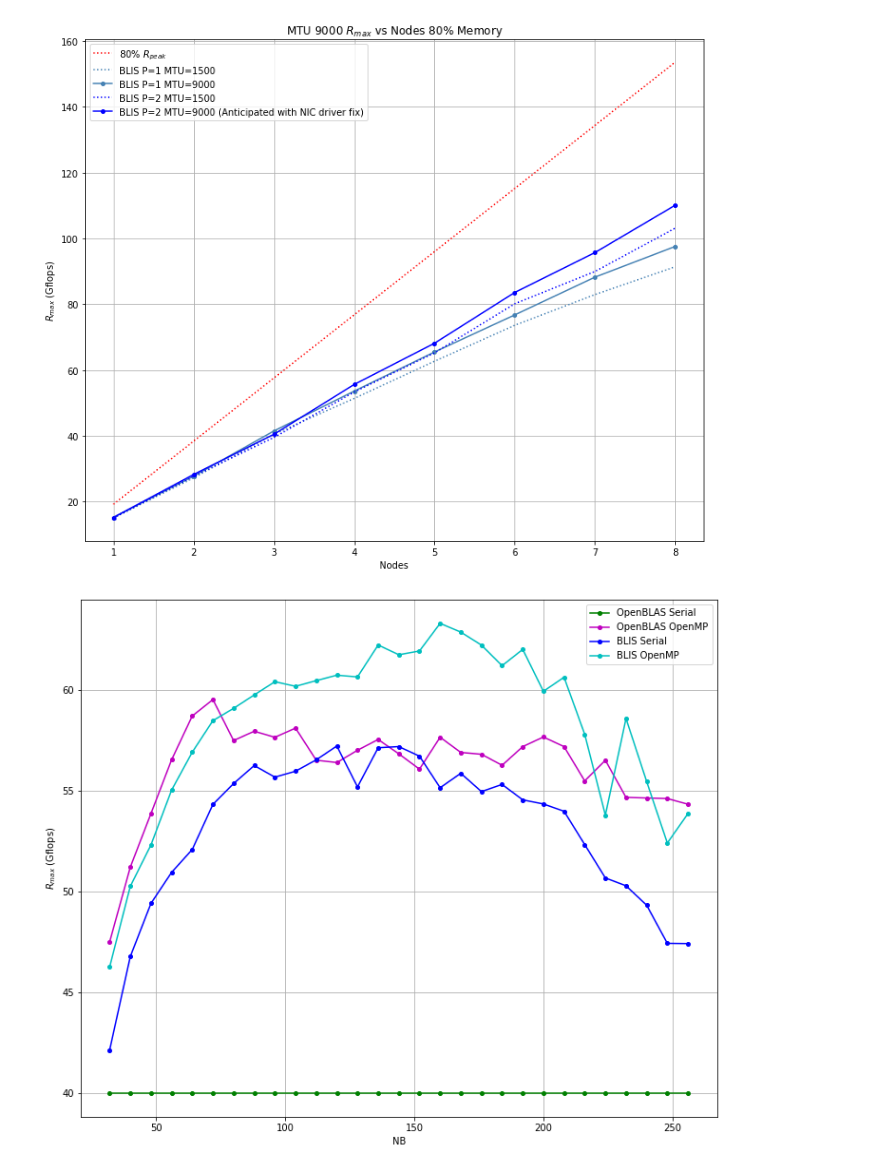
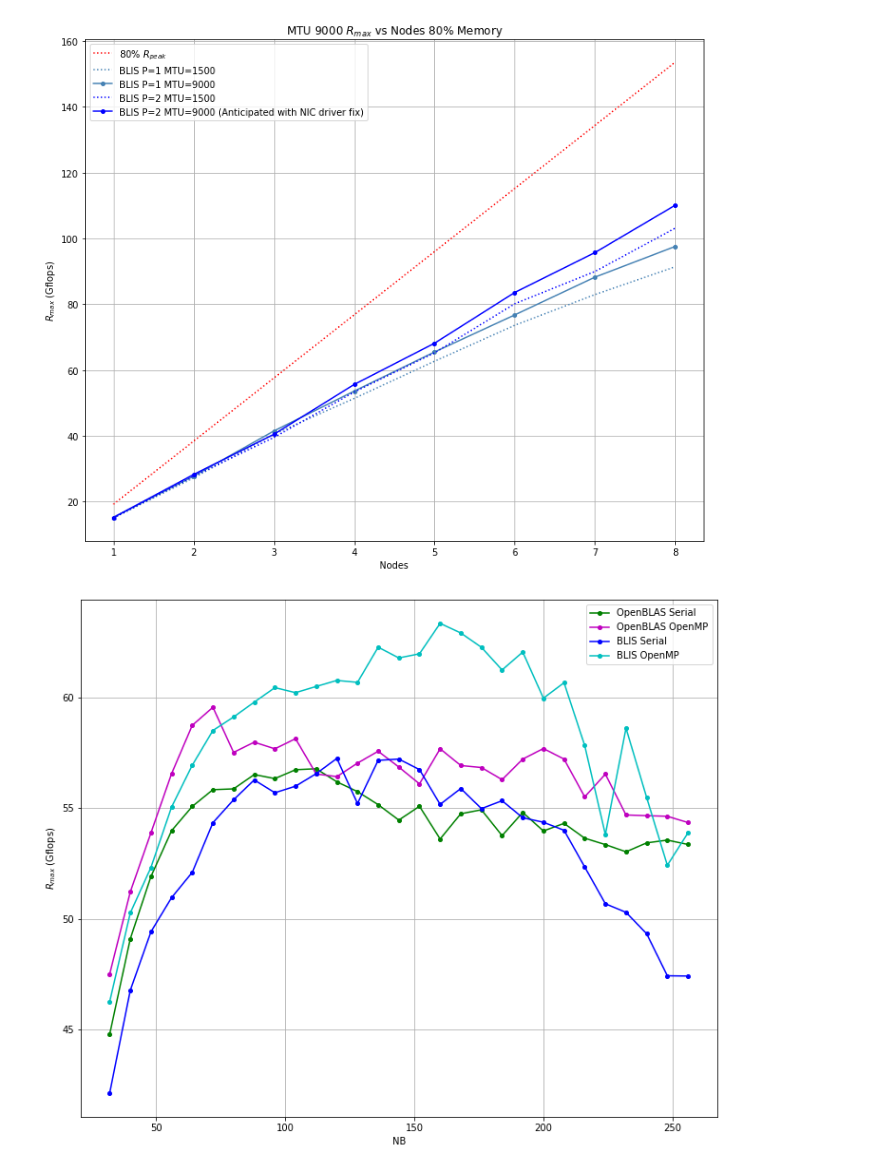
Before and after one commit to johnduffymsc/dissertation, a Jupyter notebook: picluster.ipynb, the cells around one changed output. Cells and saved outputs as stored; diff of their text form; code cells hidden in the pictures.

```diff
--- a/picluster.ipynb
+++ b/picluster.ipynb
@@ -952,35 +952,35 @@ nb = [
 ]
 
 openblas_serial = [
-    40,
-    40,
-    40,
-    40,
-    40,
-    40,
-    40,
-    40,
-    40,
-    40,
-    40,
-    40,
-    40,
-    40,
-    40,
-    40,
-    40,
-    40,
-    40,
-    40,
-    40,
-    40,
-    40,
-    40,
-    40,
-    40,
-    40,
-    40,
-    40
+    4.4798e+01,
+    4.9108e+01,
+    5.1916e+01,
+    5.3983e+01,
+    5.5073e+01,
+    5.5830e+01,
+    5.5865e+01,
+    5.6509e+01,
+    5.6328e+01,
+    5.6728e+01,
+    5.6772e+01,
+    5.6183e+01,
+    5.5742e+01,
+    5.5154e+01,
+    5.4458e+01,
+    5.5080e+01,
+    5.3606e+01,
+    5.4744e+01,
+    5.4921e+01,
+    5.3758e+01,
+    5.4802e+01,
+    5.3967e+01,
+    5.4310e+01,
+    5.3641e+01,
+    5.3353e+01,
+    5.3029e+01,
+    5.3431e+01,
+    5.3555e+01,
+    5.3359e+01
 ]
 
 openblas_openmp = [
@@ -1065,31 +1065,31 @@ blis_openmp = [
     6.1768e+01,
     6.1955e+01,
     6.3326e+01,
     6.2892e+01,
     6.2247e+01,
     6.1225e+01,
     6.2034e+01,
     5.9953e+01,
     6.0651e+01,
     5.7819e+01,
     5.3805e+01,
     5.8601e+01,
     5.5472e+01,
     5.2420e+01,
     5.3883e+01
 ]
 
 plt.figure(figsize=(12, 10))
 plt.plot(nb, openblas_serial, "-go", markersize=4)
 plt.plot(nb, openblas_openmp, "-mo", markersize=4)
 plt.plot(nb, blis_serial, "-bo", markersize=4)
 plt.plot(nb, blis_openmp, "-co", markersize=4)
 plt.xlabel("NB")
 plt.ylabel("$R_{max}$ (Gflops)")
 plt.legend(["OpenBLAS Serial", "OpenBLAS OpenMP", "BLIS Serial", "BLIS OpenMP"])
 plt.grid()
 plt.savefig("profile_nopreempt_8_node_20_percent_memory.pdf", bbox_inches="tight")
 plt.savefig("profile_nopreempt_8_node_20_percent_memory.png", bbox_inches="tight")
 plt.show()
 # %% [output]
-[figure, old version]
+[figure, new version]
```
Also changed, not shown: 4 other files.
